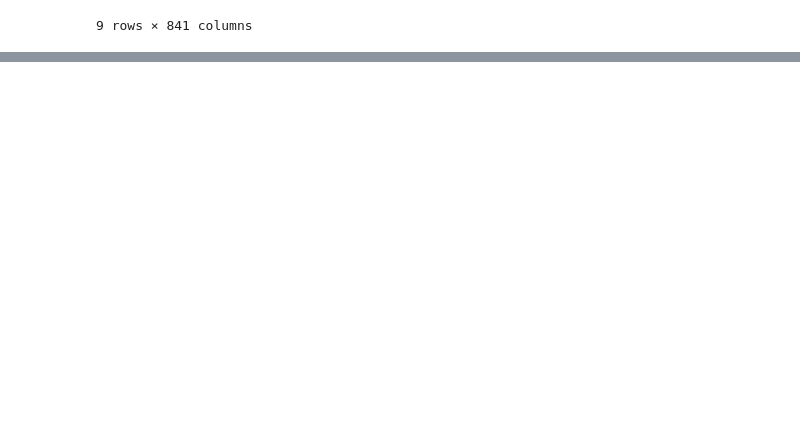
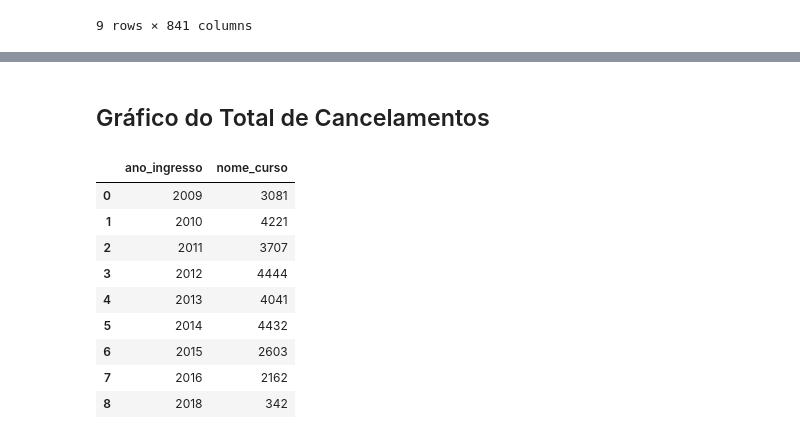
Before and after one commit to bigodel/UFRN-course-analysis, a Jupyter notebook: src/course_analysis.ipynb, the cells around one changed output, grey strips where cells are left out. Drawn from its saved outputs; the diff is of its cells as text; code cells hidden in the pictures; blank space fills up the shorter version.

```diff
--- a/src/course_analysis.ipynb
+++ b/src/course_analysis.ipynb
@@ -205,0 +198,19 @@ plt.show()
+# %% [markdown]
+## Gráfico do Total de Cancelamentos ##
+# %%
+x = pd.pivot_table(CanceladoTotal,
+               index='ano_ingresso',
+               values='nome_curso',
+               aggfunc='count').fillna(0).astype(int).reset_index()
+x
+# %% [output]
+|  | ano_ingresso | nome_curso |
+| 0 | 2009 | 3081 |
+| 1 | 2010 | 4221 |
+| 2 | 2011 | 3707 |
+| 3 | 2012 | 4444 |
+| 4 | 2013 | 4041 |
+| 5 | 2014 | 4432 |
+| 6 | 2015 | 2603 |
+| 7 | 2016 | 2162 |
+| 8 | 2018 | 342 |
```
Also changed, not shown: parts of 9 cells of this notebook.
